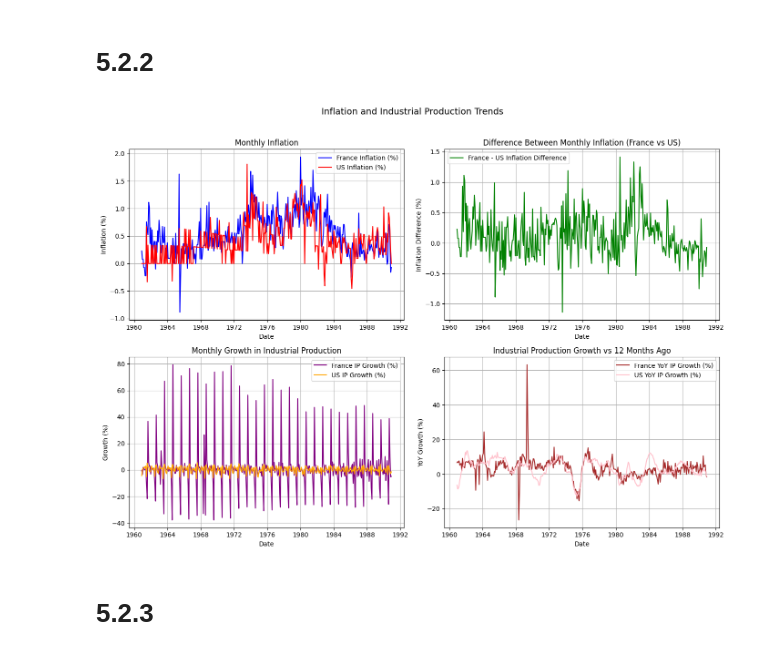
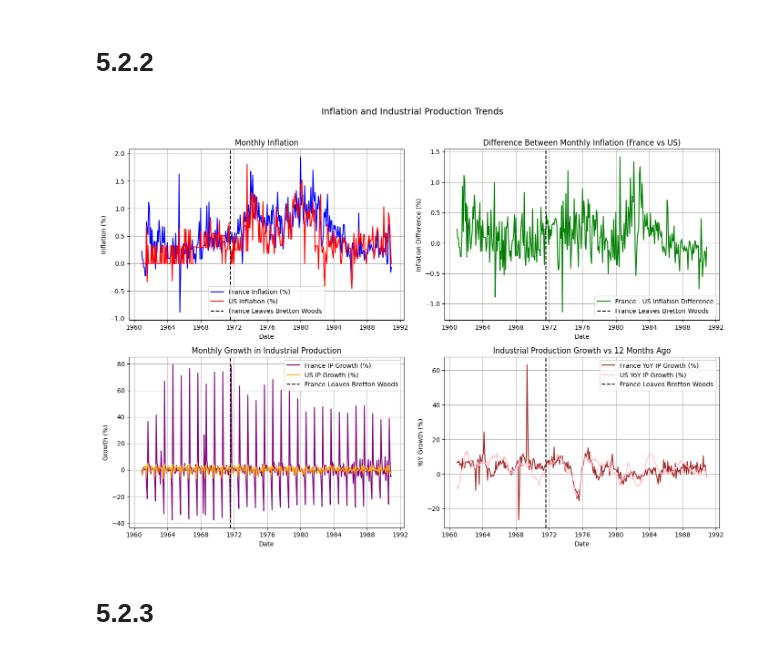
Before and after one commit to SparklyPlant/The-Grave-of-Ming, a Jupyter notebook: Code/NB1.ipynb, the cells around one changed output. Drawn from its saved outputs; the diff is of its cells as text; code cells hidden in the pictures.

```diff
--- a/Code/NB1.ipynb
+++ b/Code/NB1.ipynb
@@ -788,46 +685,52 @@ merged_df = merged_df.dropna(subset=["France Inflation (%)", "US Inflation Rate
                                      "France YoY IP Growth (%)", "US YoY IP Growth (%)"])
 
 # Plot time series graphs for inflation and industrial production
+bretton_woods_exit_date = pd.to_datetime("1971-08-01")
 fig, axes = plt.subplots(2, 2, figsize=(14, 10))
 fig.suptitle("Inflation and Industrial Production Trends", fontsize=14)
+
 
 # 1. Monthly Inflation (France and US)
 axes[0, 0].plot(merged_df["Date"], merged_df["France Inflation (%)"], label="France Inflation (%)", color="blue")
 axes[0, 0].plot(merged_df["Date"], merged_df["US Inflation Rate (%)"], label="US Inflation (%)", color="red")
+axes[0, 0].axvline(x=bretton_woods_exit_date, color='black', linestyle='--', label='France Leaves Bretton Woods')
 axes[0, 0].set_title("Monthly Inflation")
 axes[0, 0].set_ylabel("Inflation (%)")
 axes[0, 0].legend()
 
 # 2. Difference Between Monthly Inflation (France vs US)
 merged_df["Inflation Difference"] = merged_df["France Inflation (%)"] - merged_df["US Inflation Rate (%)"]
 axes[0, 1].plot(merged_df["Date"], merged_df["Inflation Difference"], label="France - US Inflation Difference", color="green")
+axes[0, 1].axvline(x=bretton_woods_exit_date, color='black', linestyle='--', label='France Leaves Bretton Woods')
 axes[0, 1].set_title("Difference Between Monthly Inflation (France vs US)")
 axes[0, 1].set_ylabel("Inflation Difference (%)")
 axes[0, 1].legend()
 
 # 3. Monthly Growth in Industrial Production (France and US)
 axes[1, 0].plot(merged_df["Date"], merged_df["France IP Growth (%)"], label="France IP Growth (%)", color="purple")
 axes[1, 0].plot(merged_df["Date"], merged_df["US IP Growth (%)"], label="US IP Growth (%)", color="orange")
+axes[1, 0].axvline(x=bretton_woods_exit_date, color='black', linestyle='--', label='France Leaves Bretton Woods')
 axes[1, 0].set_title("Monthly Growth in Industrial Production")
 axes[1, 0].set_ylabel("Growth (%)")
 axes[1, 0].legend()
 
 # 4. Industrial Production Growth Compared to 12 Months Ago (France and US)
 axes[1, 1].plot(merged_df["Date"], merged_df["France YoY IP Growth (%)"], label="France YoY IP Growth (%)", color="brown")
 axes[1, 1].plot(merged_df["Date"], merged_df["US YoY IP Growth (%)"], label="US YoY IP Growth (%)", color="pink")
+axes[1, 1].axvline(x=bretton_woods_exit_date, color='black', linestyle='--', label='France Leaves Bretton Woods')
 axes[1, 1].set_title("Industrial Production Growth vs 12 Months Ago")
 axes[1, 1].set_ylabel("YoY Growth (%)")
 axes[1, 1].legend()
 
 # Formatting
 for ax in axes.flat:
     ax.set_xlabel("Date")
     ax.grid(True)
 
 plt.tight_layout(rect=[0, 0, 1, 0.96])  # Adjust layout to fit the title
 plt.show()
 # %% [output]
-[figure, old version]
+[figure, new version]
 # %% [markdown]
 # 5.2.3
 # %%
```
Also changed, not shown: parts of 8 cells of this notebook.
